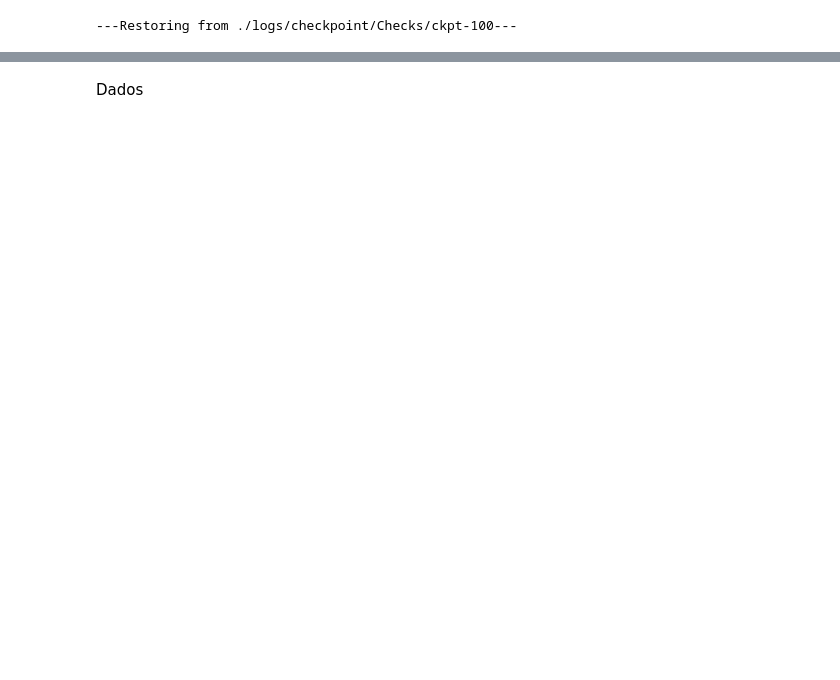
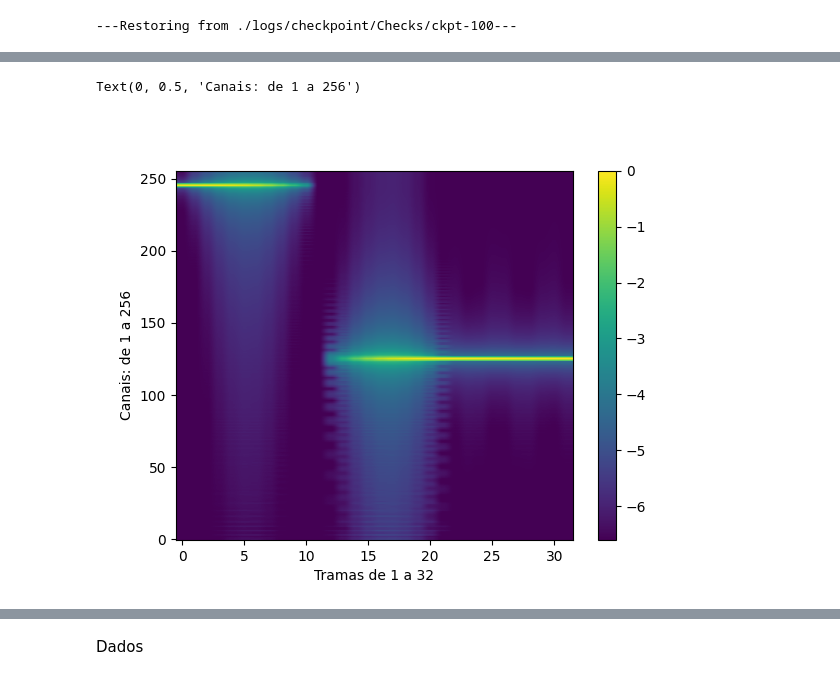
Before and after one commit to Rodrigo29Almeida/neural-audio-fp, a Jupyter notebook: Debug_copy.ipynb, the cells around one changed output, grey strips where cells are left out. Saved outputs shown, nothing was run; the diff lists cells and outputs as text; code cells hidden in the pictures; blank space fills up the shorter version.

```diff
--- a/Debug_copy.ipynb
+++ b/Debug_copy.ipynb
@@ -524,0 +560,5 @@ else:
+# %%
+m_pre, _, _ = build_fp(cfg)
+# %%
+x_tensor = tf.convert_to_tensor(x, dtype=tf.float32) #<tf.Tensor: shape=(120, 1, 8000), dtype=float32, numpy=...>
+                        #<tf.Tensor: shape=(B, 1, 8000), dtype=float32, numpy=...>
@@ -524,0 +571,2 @@ else:
+# %%
+x_tensor = tf.reshape(x_tensor, (1, 1, -1))
@@ -524,0 +579,2 @@ else:
+# %%
+Y=m_pre(x_tensor)
@@ -524,0 +604,12 @@ else:
+# %%
+#<tf.Tensor: shape=(1, 256, 32, 1), dtype=float32, numpy=...>
+Y_reshaped = tf.squeeze(Y, axis=(0, 3))  # Remove-se os eixos do Batch e Canal. (B,F,T,C) -> (F,T)
+plt.figure(1)
+plt.imshow(Y_reshaped, aspect='auto', origin='lower')
+plt.colorbar()
+#plt.title('CQT Spectrogram')
+plt.xlabel('Tramas de 1 a 32')
+plt.ylabel('Canais: de 1 a 256')
+# %% [output]
+Text(0, 0.5, 'Canais: de 1 a 256')
+[figure, added]
```
Also changed, not shown: parts of 24 cells of this notebook, 6 other files.
